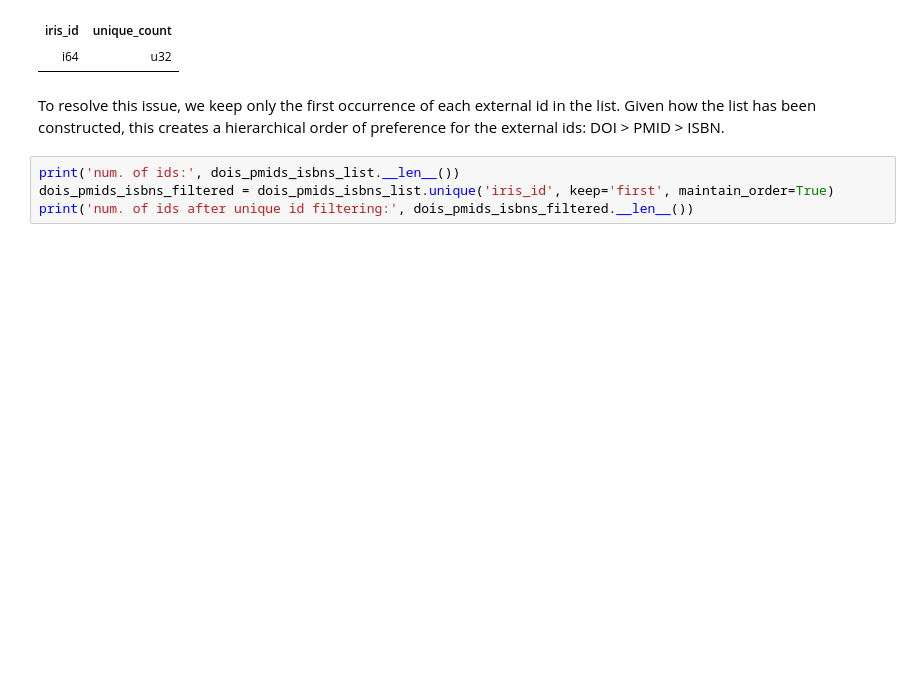
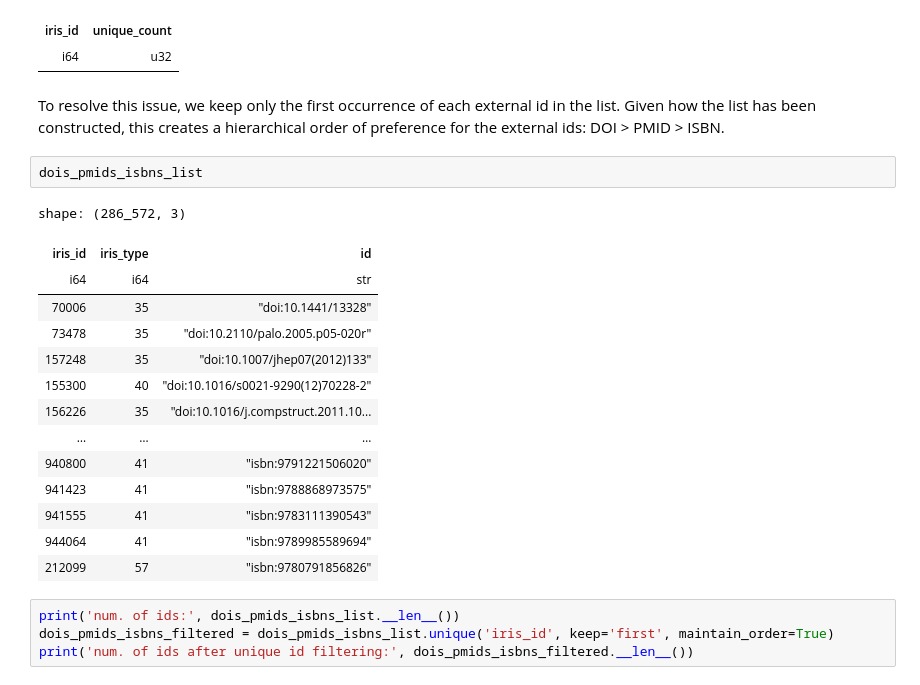
Before and after one commit to open-sci/2023-2024-atreides-code, a Jupyter notebook: notebooks/workflow.ipynb, the cells around one changed output. Saved outputs shown, nothing was run; the diff lists cells and outputs as text; blank space fills up the shorter version.

```diff
--- a/notebooks/workflow.ipynb
+++ b/notebooks/workflow.ipynb
@@ -289,6 +298,23 @@ shape: (0, 2)
 | i64 | u32 |
 # %% [markdown]
 To resolve this issue, we keep only the first occurrence of each external id in the list. Given how the list has been constructed, this creates a hierarchical order of preference for the external ids: DOI > PMID > ISBN.
+# %%
+dois_pmids_isbns_list
+# %% [output]
+shape: (286_572, 3)
+| iris_id | iris_type | id |
+| i64 | i64 | str |
+| 70006 | 35 | "doi:10.1441/13328" |
+| 73478 | 35 | "doi:10.2110/palo.2005.p05-020r" |
+| 157248 | 35 | "doi:10.1007/jhep07(2012)133" |
+| 155300 | 40 | "doi:10.1016/s0021-9290(12)70228-2" |
+| 156226 | 35 | "doi:10.1016/j.compstruct.2011.10... |
+| … | … | … |
+| 940800 | 41 | "isbn:9791221506020" |
+| 941423 | 41 | "isbn:9788868973575" |
+| 941555 | 41 | "isbn:9783111390543" |
+| 944064 | 41 | "isbn:9789985589694" |
+| 212099 | 57 | "isbn:9780791856826" |
 # %%
 print('num. of ids:', dois_pmids_isbns_list.__len__())
 dois_pmids_isbns_filtered = dois_pmids_isbns_list.unique('iris_id', keep='first', maintain_order=True)
```
Also changed, not shown: parts of 13 cells of this notebook, 6 other files.
